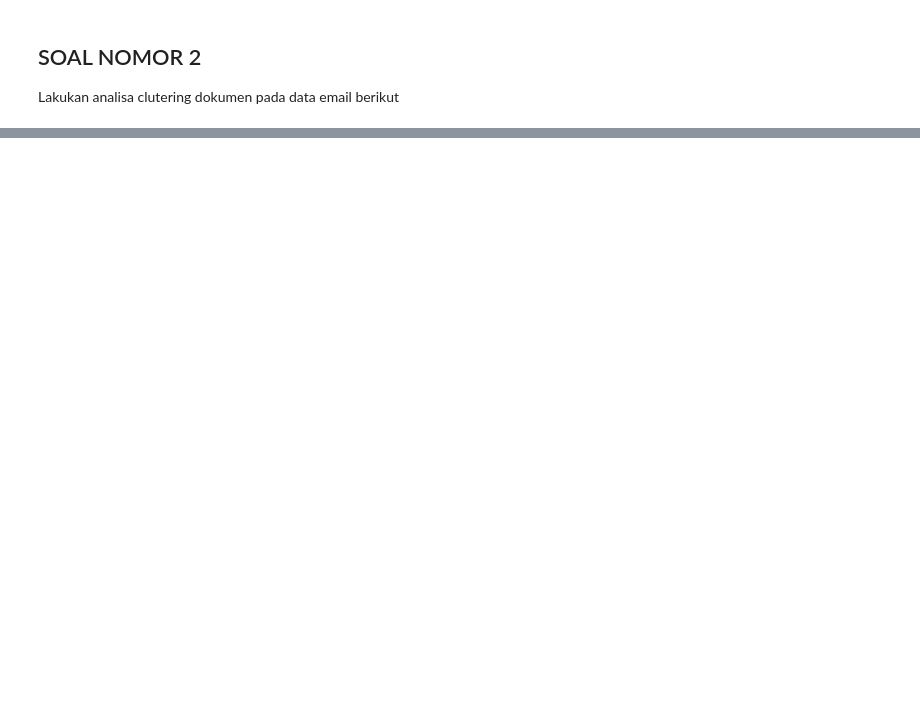
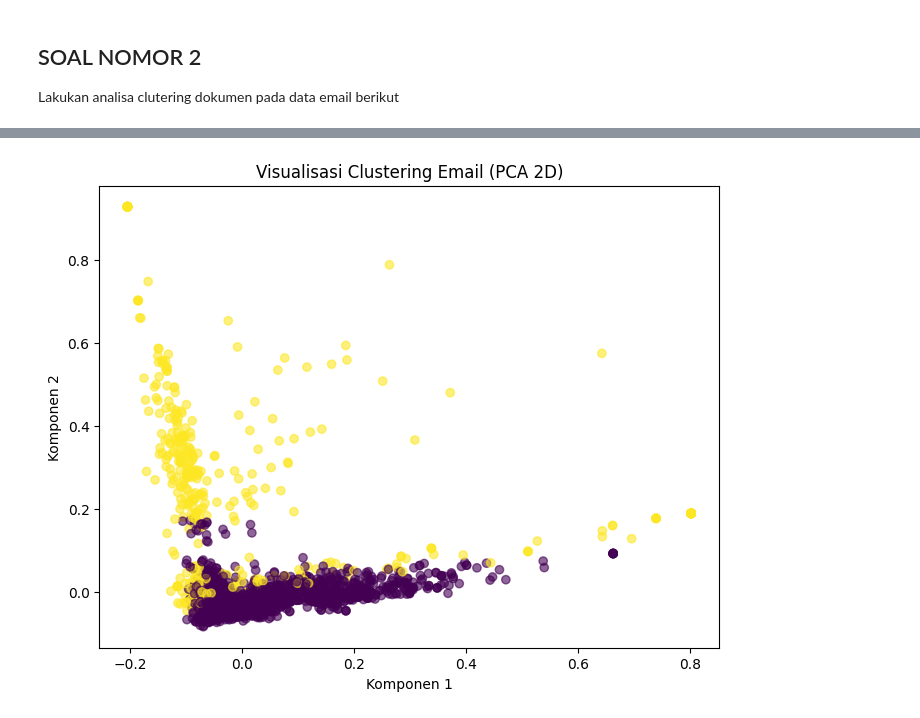
Before and after one commit to UmrFaruq/ppw, a Jupyter notebook: _sources/UTS (1).ipynb, the cells around one changed output, grey strips where cells are left out. Saved outputs shown, nothing was run; the diff lists cells and outputs as text; code cells hidden in the pictures; blank space fills up the shorter version.

```diff
--- a/_sources/UTS (1).ipynb
+++ b/_sources/UTS (1).ipynb
@@ -292,0 +222,99 @@ None
+# %%
+# Import library
+import pandas as pd
+import numpy as np
+import re
+import string
+import matplotlib.pyplot as plt
+from sklearn.feature_extraction.text import TfidfVectorizer
+from sklearn.cluster import KMeans
+from sklearn.decomposition import PCA
+from sklearn.metrics import silhouette_score
+from nltk.corpus import stopwords
+from nltk.stem import PorterStemmer
+from nltk.tokenize import word_tokenize
+import nltk
+nltk.download('punkt')
+nltk.download('stopwords')
+nltk.download('punkt_tab')
+
+#  Load data
+df = pd.read_csv("spamuts.csv", encoding='latin-1')
+print("📊 Jumlah data:", len(df))
+print(df.head())
+
+# Pastikan kolom sesuai
+df = df[['id', 'Text']]
+df.columns = ['id', 'email_text']
+
+# 3️⃣ Preprocessing teks
+def clean_text(text):
+    text = text.lower()
+    text = re.sub(r'\d+', '', text)
+    text = text.translate(str.maketrans('', '', string.punctuation))
+    text = re.sub(r'\s+', ' ', text).strip()
+    return text
+
+stop_words = set(stopwords.words('english'))
+stemmer = PorterStemmer()
+
+def preprocess(text):
+    text = clean_text(text)
+    tokens = word_tokenize(text)
+    tokens = [stemmer.stem(word) for word in tokens if word not in stop_words]
+    return ' '.join(tokens)
+
+df['clean_text'] = df['email_text'].astype(str).apply(preprocess)
+
+print("\n✅ Contoh hasil preprocessing:")
+print(df[['id', 'clean_text']].head())
+
+# 4️⃣ Ekstraksi fitur dengan TF-IDF
+vectorizer = TfidfVectorizer(max_features=1000)
+X = vectorizer.fit_transform(df['clean_text'])
+print("")
+feature_names = vectorizer.get_feature_names_out()
+
+tfidf_df = pd.DataFrame(X.toarray(), columns=feature_names)
+
+# Gabungkan langsung dengan kolom id (dan teks jika ingin)
+tfidf_matrix = pd.concat([df[['id']], tfidf_df], axis=1)
+
+print(tfidf_matrix.head())
+tfidf_matrix.to_csv("tfidf_matrix.csv", index=False)
+print("\n💾 Matriks TF-IDF disimpan ke 'tfidf_matrix_full.csv'")
+
+
+print("\n🔢 Bentuk matriks TF-IDF:", X.shape)
+
+#  Clustering dengan K-Means
+k = 2
+kmeans = KMeans(n_clusters=k, random_state=42)
+clusters = kmeans.fit_predict(X)
+
+df['cluster'] = clusters
+
+# Evaluasi dengan Silhouette Score
+sil_score = silhouette_score(X, clusters)
+print(f"\n📈 Silhouette Score: {sil_score:.4f}")
+
+# Visualisasi hasil clustering dengan PCA
+pca = PCA(n_components=2, random_state=42)
+reduced_X = pca.fit_transform(X.toarray())
+
+plt.figure(figsize=(8,6))
+plt.scatter(reduced_X[:,0], reduced_X[:,1], c=clusters, cmap='viridis', alpha=0.6)
+plt.title('Visualisasi Clustering Email (PCA 2D)')
+plt.xlabel('Komponen 1')
+plt.ylabel('Komponen 2')
+plt.show()
+
+# Analisis isi tiap cluster
+for i in range(k):
+    print(f"\n==============================")
+    print(f"Contoh isi Cluster {i}")
+    print("==============================")
+    sample = df[df['cluster'] == i]['email_text'].head(3).values
+    for j, text in enumerate(sample, 1):
+        print(f"{j}. {text[:200]}...\n")
+# %% [output]
@@ -292,0 +344 @@ None
+[figure, added]
```
Also changed, not shown: parts of 15 cells of this notebook, 12 other files.
